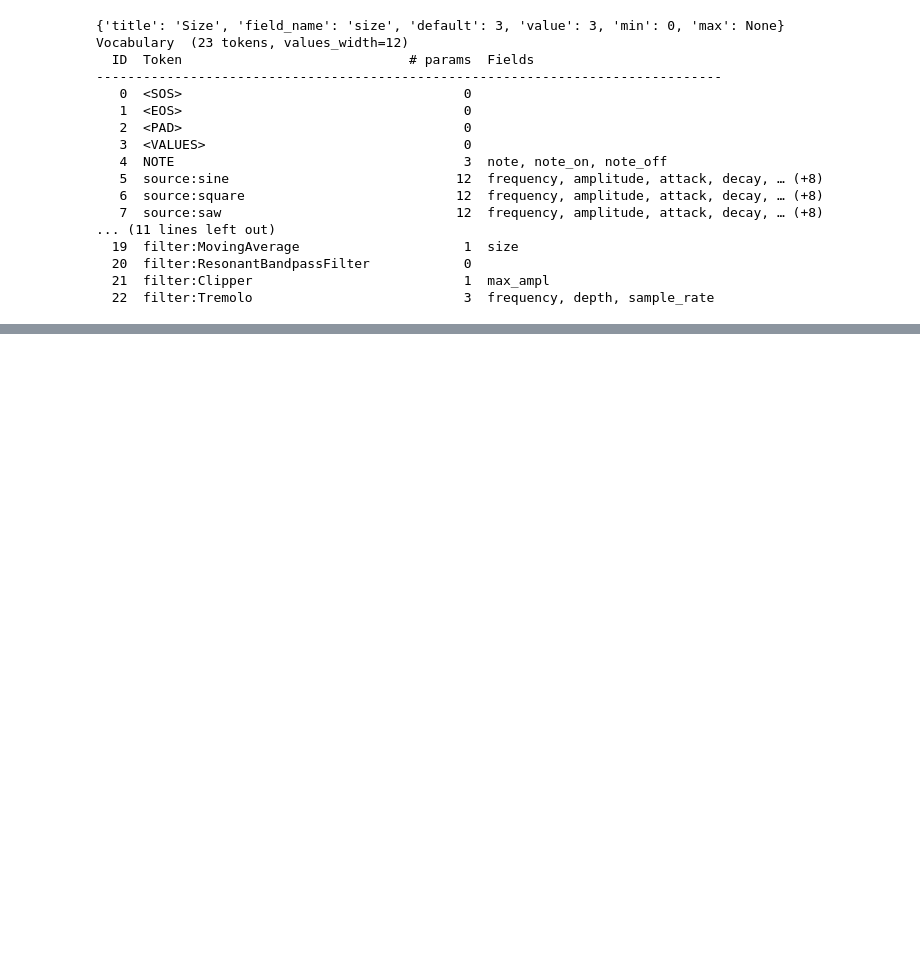
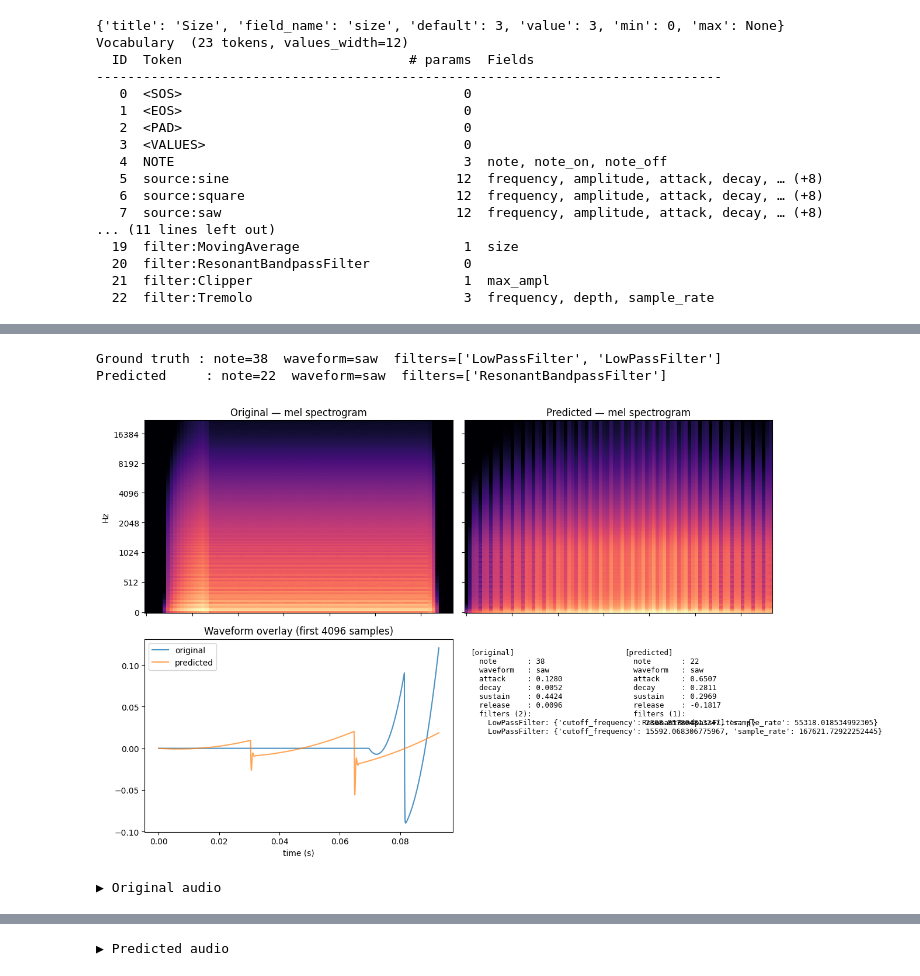
Before and after one commit to Minigrim0/rustic, a Jupyter notebook: dev/notebooks/Autoregressive.ipynb, the cells around one changed output, grey strips where cells are left out. Saved outputs shown, nothing was run; the diff lists cells and outputs as text; code cells hidden in the pictures; blank space fills up the shorter version.

Commit message:
[Upd] autoregressive model

```diff
--- a/dev/notebooks/Autoregressive.ipynb
+++ b/dev/notebooks/Autoregressive.ipynb
@@ -211,15 +231,16 @@ model = AudioGraphModel(
     d_model=256,
     nhead=8,
     num_decoder_layers=4,
-)
+).to(device)
+
 print(model)
-print(f"\nvocab_size={len(vocab)}  values_width={vocab.values_width}")
+print(f"\nvocab_size={len(vocab)}  values_width={vocab.values_width}  device={device}")
 
-# Dummy forward pass
+# Dummy forward pass on the target device
 B, S, T = 2, 10, 87
-mel_dummy  = torch.randn(B, 1, N_MELS, T)
-tok_dummy  = torch.randint(0, len(vocab), (B, S))
-val_dummy  = torch.randn(B, S, vocab.values_width)
+mel_dummy  = torch.randn(B, 1, N_MELS, T, device=device)
+tok_dummy  = torch.randint(0, len(vocab), (B, S), device=device)
+val_dummy  = torch.randn(B, S, vocab.values_width, device=device)
 
 token_logits, pred_values = model(mel_dummy, tok_dummy, val_dummy)
 print(f"\ntoken_logits: {token_logits.shape}   pred_values: {pred_values.shape}")
@@ -374,0 +531,25 @@ print("Predicted spec filters:", [f["type"] for f in pred_spec["filters"]])
+# %%
+# ── Run comparison ──────────────────────────────────────────────────────────
+cmp_spec   = random_ar_spec(vocab, max_filters=2)
+cmp_mel    = render_mel(cmp_spec)
+cmp_pred, cmp_tokens = generate_graph(model, cmp_mel, vocab, device=device)
+
+print("Ground truth :", f"note={cmp_spec['note']}  "
+      f"waveform={cmp_spec['source']['waveform']}  "
+      f"filters={[f['type'] for f in cmp_spec['filters']]}")
+print("Predicted     :", f"note={cmp_pred['note']}  "
+      f"waveform={cmp_pred['source']['waveform']}  "
+      f"filters={[f['type'] for f in cmp_pred['filters']]}")
+
+orig_mono, pred_mono = compare_specs(cmp_spec, cmp_pred)
+
+# Play both
+print("▶ Original audio")
+ipd.display(ipd.Audio(orig_mono, rate=44100))
+print("▶ Predicted audio")
+ipd.display(ipd.Audio(pred_mono, rate=44100))
+# %% [output]
+Ground truth : note=38  waveform=saw  filters=['LowPassFilter', 'LowPassFilter']
+Predicted     : note=22  waveform=saw  filters=['ResonantBandpassFilter']
+[figure, added]
+▶ Original audio
@@ -374,0 +557 @@ print("Predicted spec filters:", [f["type"] for f in pred_spec["filters"]])
+▶ Predicted audio
```
Also changed, not shown: parts of 10 cells of this notebook, 1 other file.
